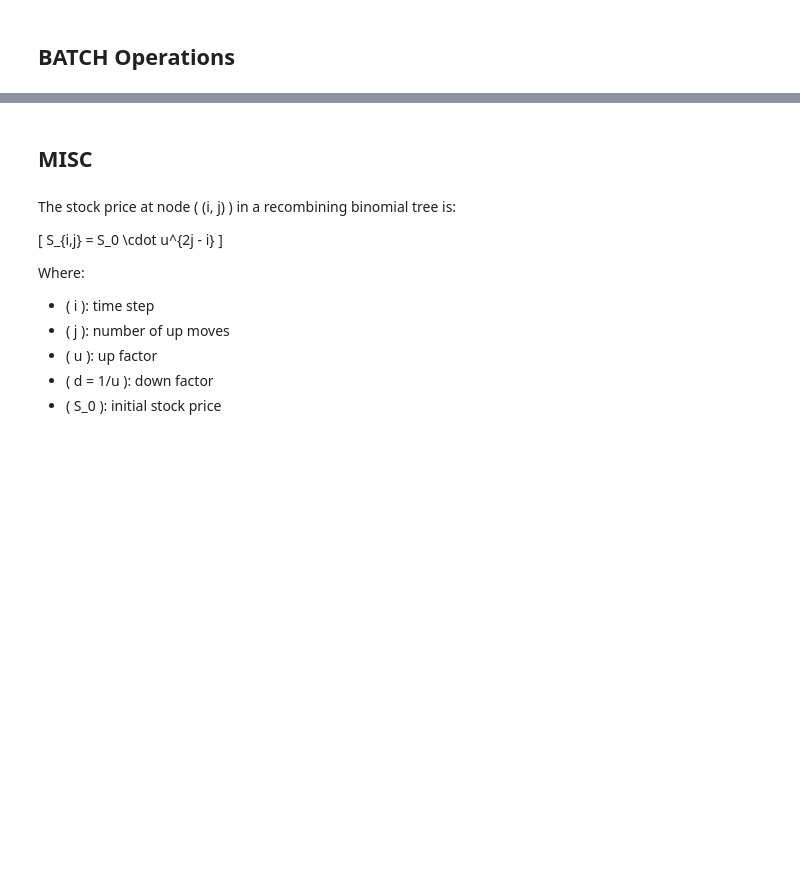
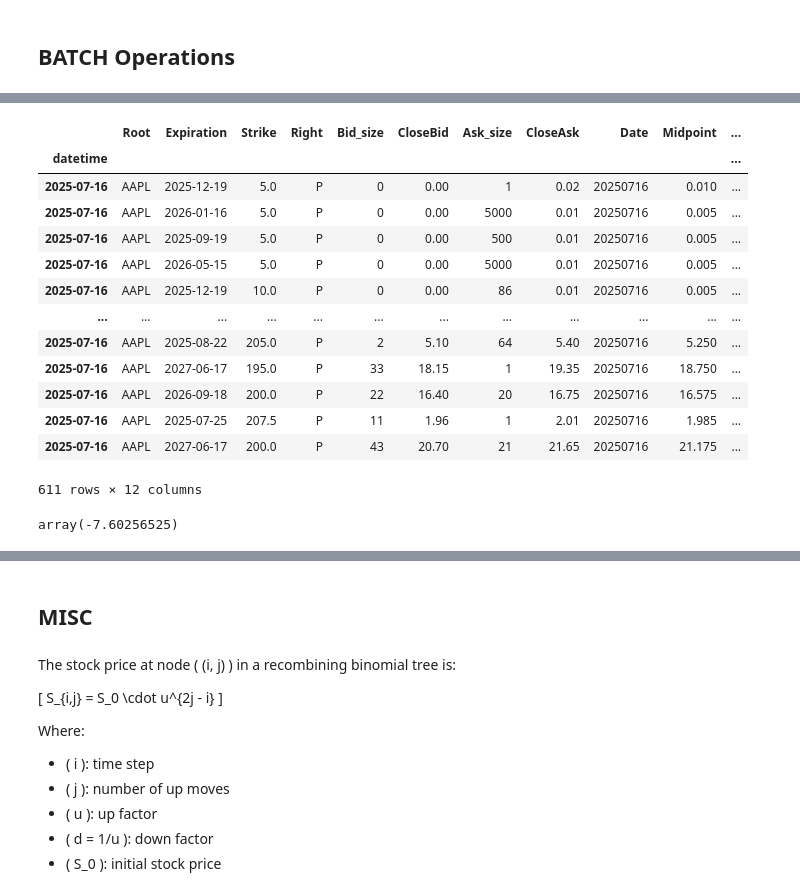
Before and after one commit to Zino-ctrlZ/QuantTools, a Jupyter notebook: module_test/raw_code/optionlib/testing.ipynb, the cells around one changed output, grey strips where cells are left out. Saved outputs shown, nothing was run; the diff lists cells and outputs as text; code cells hidden in the pictures; blank space fills up the shorter version.

Commit message:
Began writing optionlib

```diff
--- a/module_test/raw_code/optionlib/testing.ipynb
+++ b/module_test/raw_code/optionlib/testing.ipynb
@@ -5079,11 +5402,6 @@ vector_batch_processor(
 # %%
-runProcesses(vector_brute_force,
-             np.array_split(list(zip(
-    s,
-    aapl_chain['Strike'],
-    T,
-    r,
-    aapl_chain['Midpoint'],
-    q,
-    aapl_chain['Right'].str.lower()
-)), 8,axis=1))
+params = list(zip(
+    s, aapl_chain['Strike'], T, r, aapl_chain['Midpoint'], q, aapl_chain['Right'].str.lower(), [200] * len(aapl_chain),
+))
+
+binomial_vols = vector_batch_processor(vector_brute_force, estimate_crr_implied_volatility, params, num_process=8)
@@ -5089,0 +5426,17 @@ runProcesses(vector_brute_force,
+# %%
+aapl_chain['iv_crr'] = binomial_vols
+values = vector_batch_processor(
+    binomial_tree_price_batch,
+    aapl_chain['Strike'].tolist(),
+    aapl_chain['Expiration'].tolist(),
+    aapl_chain['iv_crr'].tolist(),
+    r,
+    [200] * len(aapl_chain),
+    s,
+    ['continuous'] * len(aapl_chain),
+    q,
+    aapl_chain['Right'].str.lower().tolist(),
+    [test_valuation_date] * len(aapl_chain),
+    [test_valuation_date] * len(aapl_chain),
+    [True] * len(aapl_chain)
+)
@@ -5089,0 +5517,39 @@ runProcesses(vector_brute_force,
+# %%
+values = list(_ptched_bjs2002(
+    s, aapl_chain['Strike'].tolist(), T, r, aapl_chain['iv'].tolist(), aapl_chain['Right'].str.lower().tolist(), q
+))
+
+negative_idx = [values.index(x) for x in values if x < 0]
+# if negative_idx:
+#     print(f"Negative values found at indices: {negative_idx}")
+
+aapl_chain.iloc[negative_idx]
+# %% [output]
+|  | Root | Expiration | Strike | Right | Bid_size | CloseBid | Ask_size | CloseAsk | Date | Midpoint | ... |
+| datetime |  |  |  |  |  |  |  |  |  |  | ... |
+| 2025-07-16 | AAPL | 2025-12-19 | 5.0 | P | 0 | 0.00 | 1 | 0.02 | 20250716 | 0.010 | ... |
+| 2025-07-16 | AAPL | 2026-01-16 | 5.0 | P | 0 | 0.00 | 5000 | 0.01 | 20250716 | 0.005 | ... |
+| 2025-07-16 | AAPL | 2025-09-19 | 5.0 | P | 0 | 0.00 | 500 | 0.01 | 20250716 | 0.005 | ... |
+| 2025-07-16 | AAPL | 2026-05-15 | 5.0 | P | 0 | 0.00 | 5000 | 0.01 | 20250716 | 0.005 | ... |
+| 2025-07-16 | AAPL | 2025-12-19 | 10.0 | P | 0 | 0.00 | 86 | 0.01 | 20250716 | 0.005 | ... |
+| ... | ... | ... | ... | ... | ... | ... | ... | ... | ... | ... | ... |
+| 2025-07-16 | AAPL | 2025-08-22 | 205.0 | P | 2 | 5.10 | 64 | 5.40 | 20250716 | 5.250 | ... |
+| 2025-07-16 | AAPL | 2027-06-17 | 195.0 | P | 33 | 18.15 | 1 | 19.35 | 20250716 | 18.750 | ... |
+| 2025-07-16 | AAPL | 2026-09-18 | 200.0 | P | 22 | 16.40 | 20 | 16.75 | 20250716 | 16.575 | ... |
+| 2025-07-16 | AAPL | 2025-07-25 | 207.5 | P | 11 | 1.96 | 1 | 2.01 | 20250716 | 1.985 | ... |
+| 2025-07-16 | AAPL | 2027-06-17 | 200.0 | P | 43 | 20.70 | 21 | 21.65 | 20250716 | 21.175 | ... |
+611 rows × 12 columns
+# %%
+# 2025-08-22	205.0	P	2	5.10	64	5.40	20250716	5.250	5.390909	0.300698
+
+_ptched_bjs2002(
+    S=214.67,
+    K=205.0,
+    T=time_distance_helper('2025-08-22', test_valuation_date),
+    r=0.04223,
+    sigma=0.2579,
+    option_type='p',
+    dividend=0.004
+)
+# %% [output]
+array(-7.60256525)
```
Also changed, not shown: parts of 41 cells of this notebook, 30 other files.
